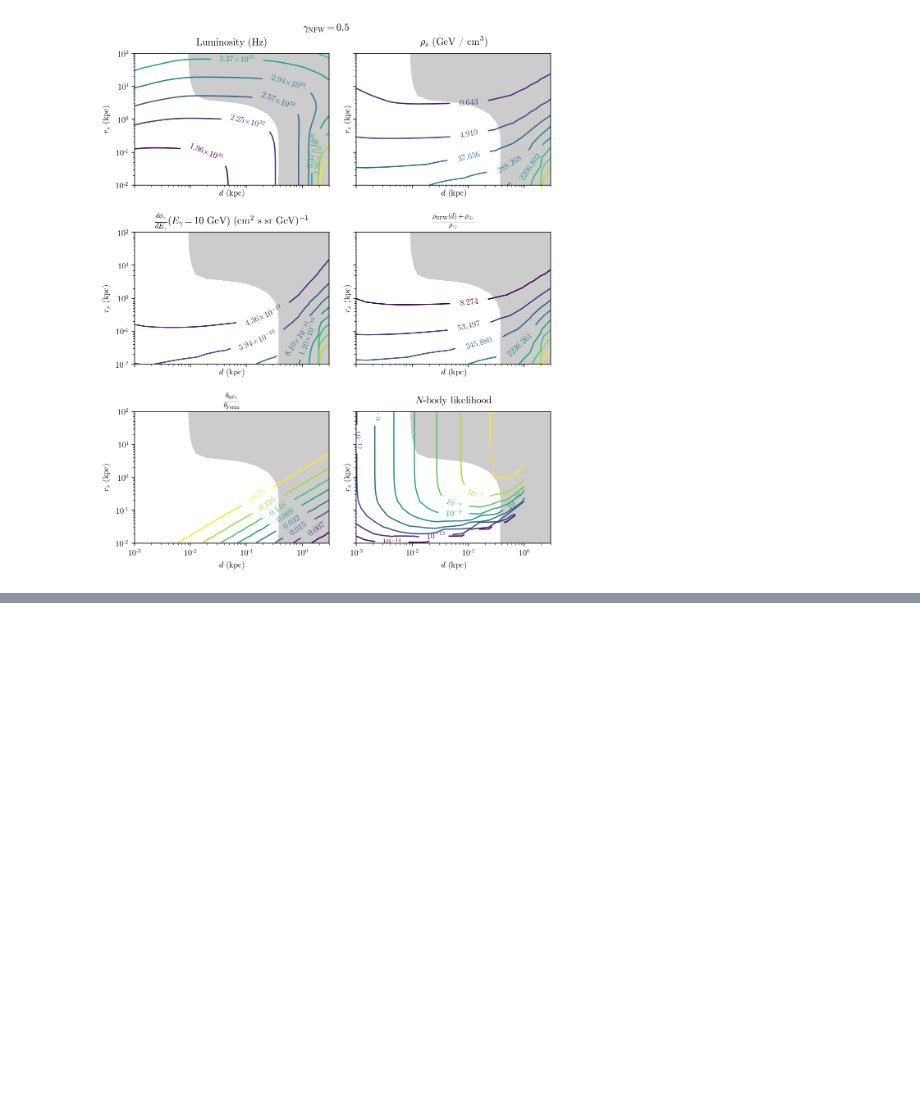
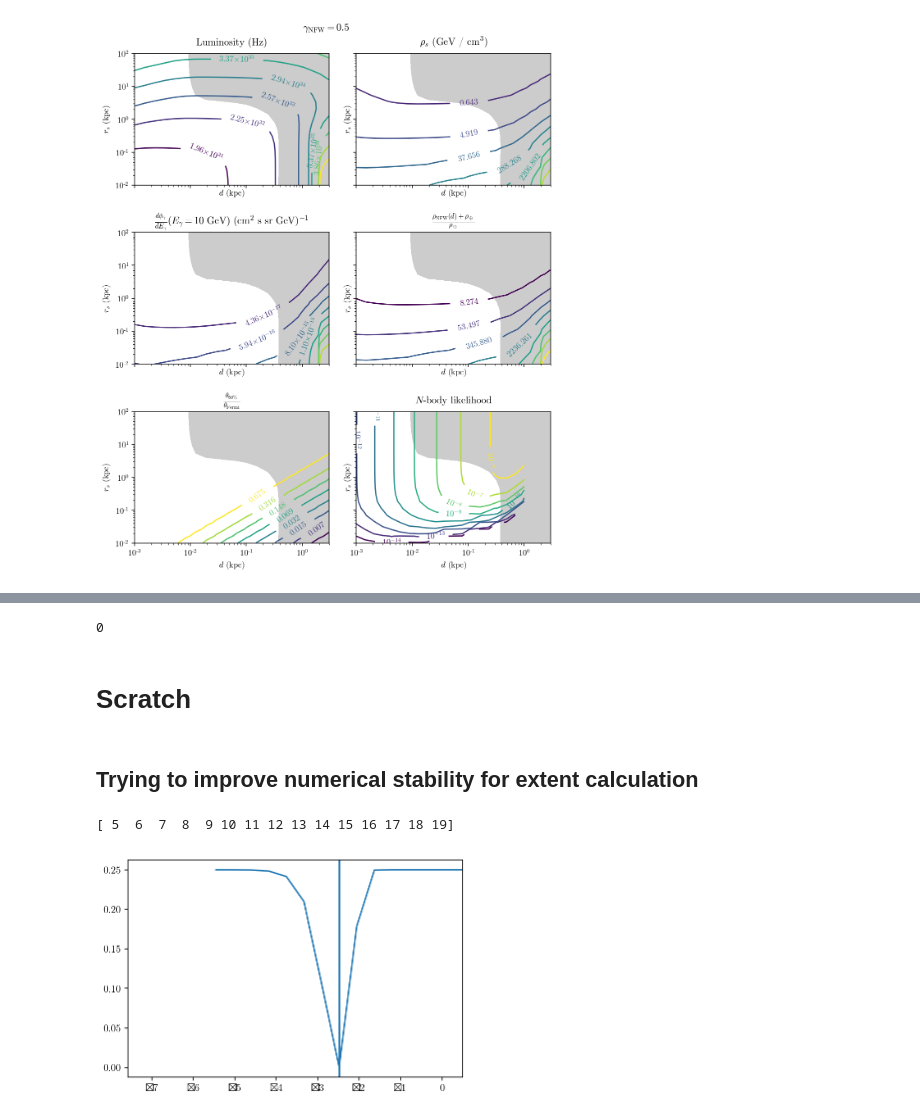
Before and after one commit to adam-coogan/cr_lines_from_dm_subhalos, a Jupyter notebook: Contour plots 4.ipynb, the cells around one changed output, grey strips where cells are left out. Saved outputs shown, nothing was run; the diff lists cells and outputs as text; code cells hidden in the pictures; blank space fills up the shorter version.

```diff
--- a/Contour plots 4.ipynb
+++ b/Contour plots 4.ipynb
@@ -193,0 +200,9 @@ fig.savefig("figures/contour_plots_nfw_gamma_%.1f_v3.pdf" % gamma_nfw)
+# %%
+gamma_exp = 0.52  # 25th percentile
+# gamma_exp = 0.74  # median
+
+dist = np.logspace(-3, np.log10(3), 20)
+r_s = np.logspace(-2, 2, 20)
+dist_mg, r_s_mg = np.meshgrid(dist, r_s)
+
+base_path_exp = 'data/exp_gamma_%.2f_v1/' % gamma_exp
@@ -193,0 +318,45 @@ fig.savefig("figures/contour_plots_nfw_gamma_%.1f_v3.pdf" % gamma_nfw)
+# %%
+os.system('say "Done"')
+# %% [output]
+0
+# %% [markdown]
+# Scratch
+# %% [markdown]
+## Trying to improve numerical stability for extent calculation
+# %%
+def test_extent():
+    dist, r_s, rho_s = 1.9684068735466762, 0.01, 61616.12212771179
+    rho_s = 100.
+    gamma = gamma_exp
+    halo = "exp"
+    mx = dampe_excess_bin_high
+    sv = 3e-26
+    fx = 2.
+    e = e_gamma_ref
+    thresh = 0.5
+
+    total_flux = dphi_de_g(e, dist, r_s, rho_s, gamma, halo, np.pi,
+                           mx, sv, fx)
+
+    def loss(log10_th):
+        return (dphi_de_g(e, dist, r_s, rho_s, gamma_exp,
+                          "exp", 10.**log10_th,
+                          mx, sv, fx) / total_flux - thresh)**2
+
+    bracket_low = np.log10(1e-5 * fermi_psf)
+    bracket_high = np.log10(0.99 * np.pi)
+
+    log10_ths = np.linspace(bracket_low, bracket_high, 20)
+    losses = np.vectorize(loss)(log10_ths)
+    bracket_middle = log10_ths[np.nanargmin(losses)]
+
+    plt.xlim(log10_ths[[0, -1]])
+    plt.plot(log10_ths, losses)
+    plt.axvline(bracket_middle)
+
+    print(np.where(~np.isnan(losses))[0])
+
+test_extent()
+# %% [output]
+[ 5  6  7  8  9 10 11 12 13 14 15 16 17 18 19]
+[figure, added]
```
Also changed, not shown: parts of 43 cells of this notebook, 27 other files.
